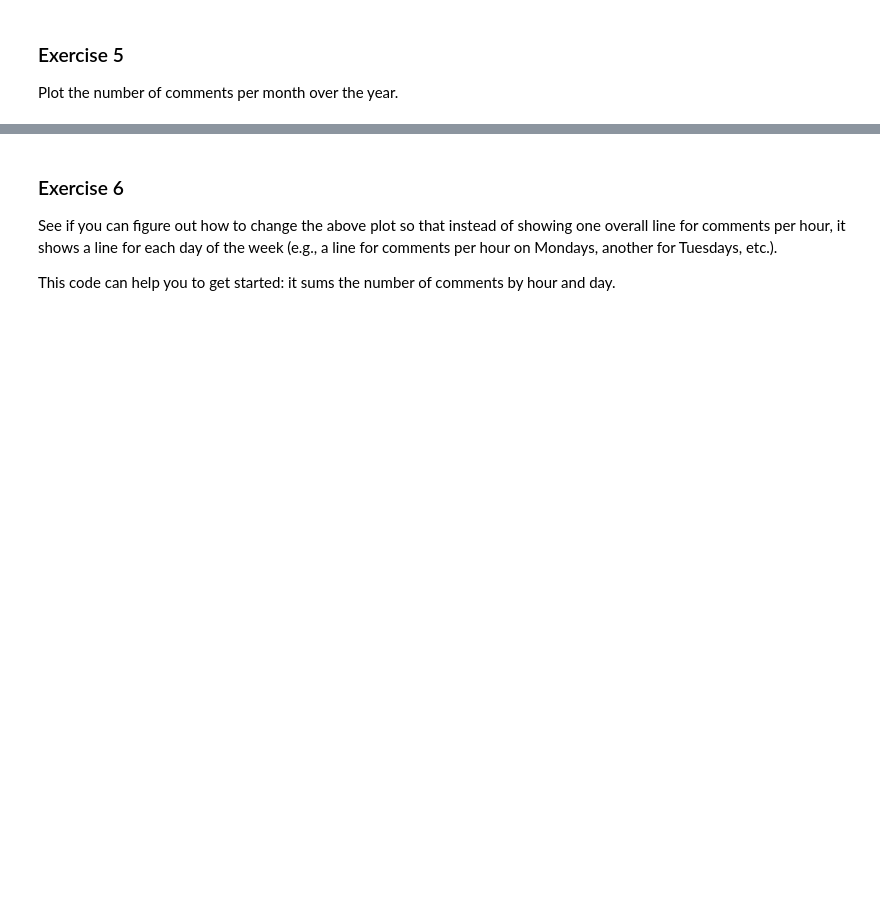
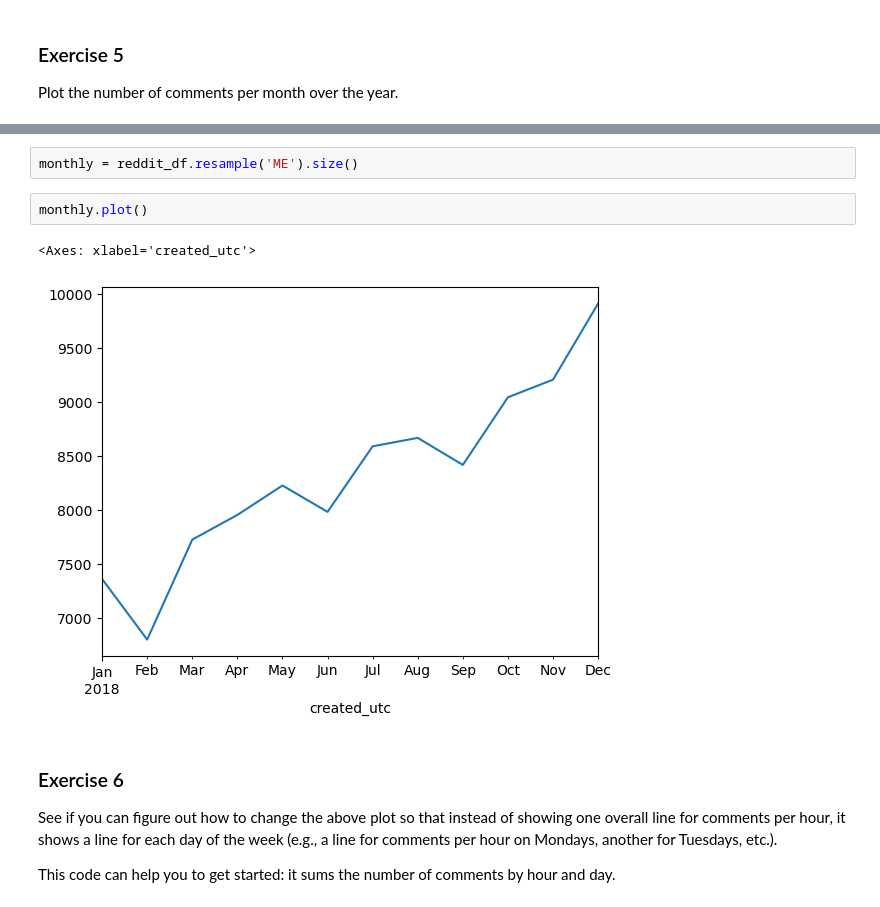
Before and after one commit to jdfoote/ipds-s26.jeremydfoote.com, a Jupyter notebook: day_6/day_6-solutions.ipynb, the cells around one changed output, grey strips where cells are left out. Saved outputs shown, nothing was run; the diff lists cells and outputs as text; blank space fills up the shorter version.

```diff
--- a/day_6/day_6-solutions.ipynb
+++ b/day_6/day_6-solutions.ipynb
@@ -78,3 +97,10 @@ plt.savefig('comments_per_month.png')
+# %%
+monthly = reddit_df.resample('ME').size()
+# %%
+monthly.plot()
+# %% [output]
+<Axes: xlabel='created_utc'>
+[figure, added]
 # %% [markdown]
 ### Exercise 6
 
```
Also changed, not shown: parts of 14 cells of this notebook, 3 other files.
